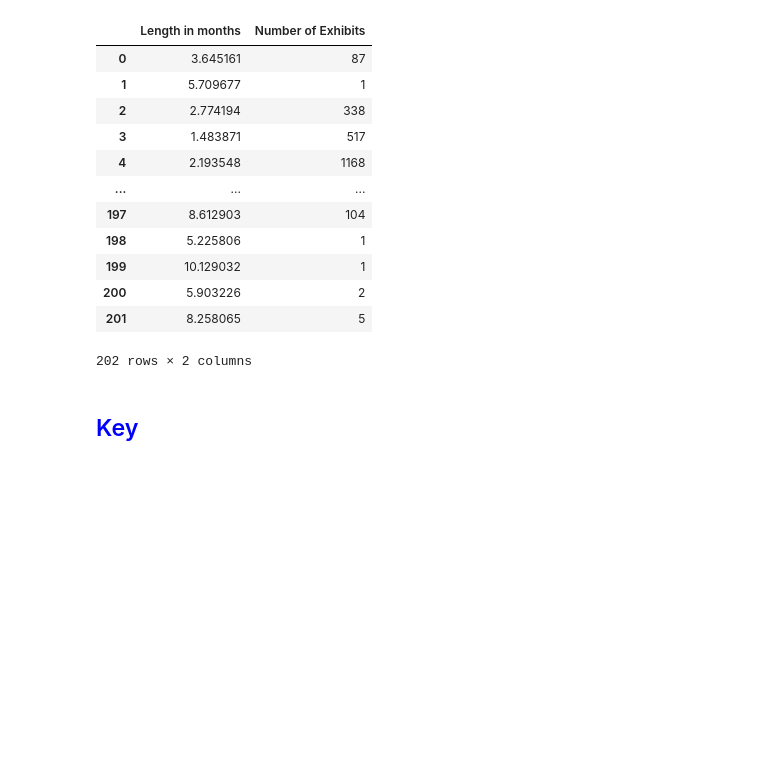
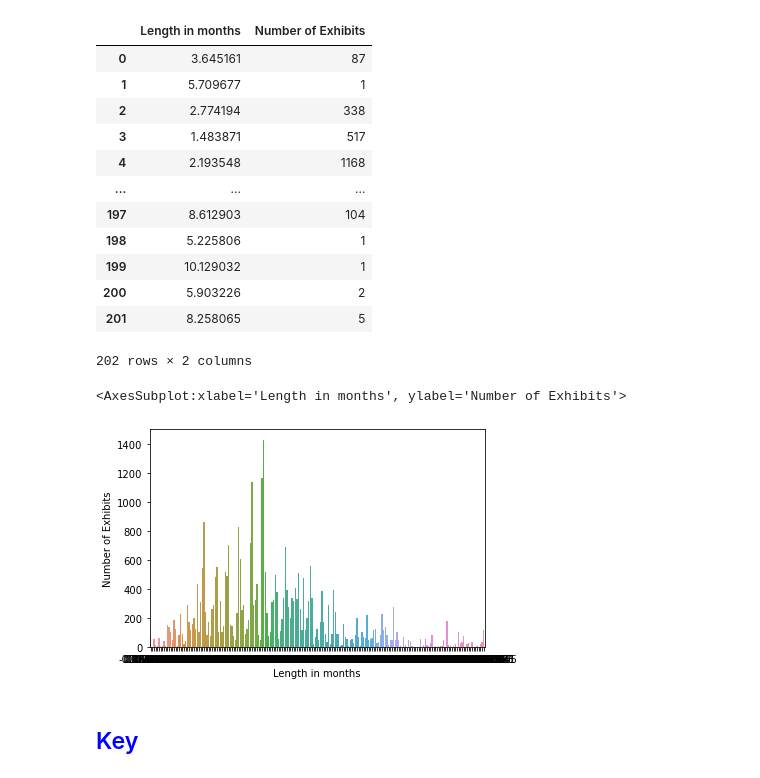
Before and after one commit to kquacken/module6_more_pyspark, a Jupyter notebook: 6_4_3_date_differences_and_windows.ipynb, the cells around one changed output. Cells and saved outputs as stored; diff of their text form; code cells hidden in the pictures; blank space fills up the shorter version.

```diff
--- a/6_4_3_date_differences_and_windows.ipynb
+++ b/6_4_3_date_differences_and_windows.ipynb
@@ -135,6 +135,14 @@ length_of_exhib_mn
 | 200 | 5.903226 | 2 |
 | 201 | 8.258065 | 5 |
 202 rows × 2 columns
+# %%
+import seaborn as sns
+import numpy as np
+
+sns.barplot(x = 'Length in months', y = 'Number of Exhibits', data=length_of_exhib_mn)
+# %% [output]
+<AxesSubplot:xlabel='Length in months', ylabel='Number of Exhibits'>
+[figure, added]
 # %% [markdown]
 ## <font color="blue"> Key </font>
 # %%
```
Also changed, not shown: parts of 3 cells of this notebook.
